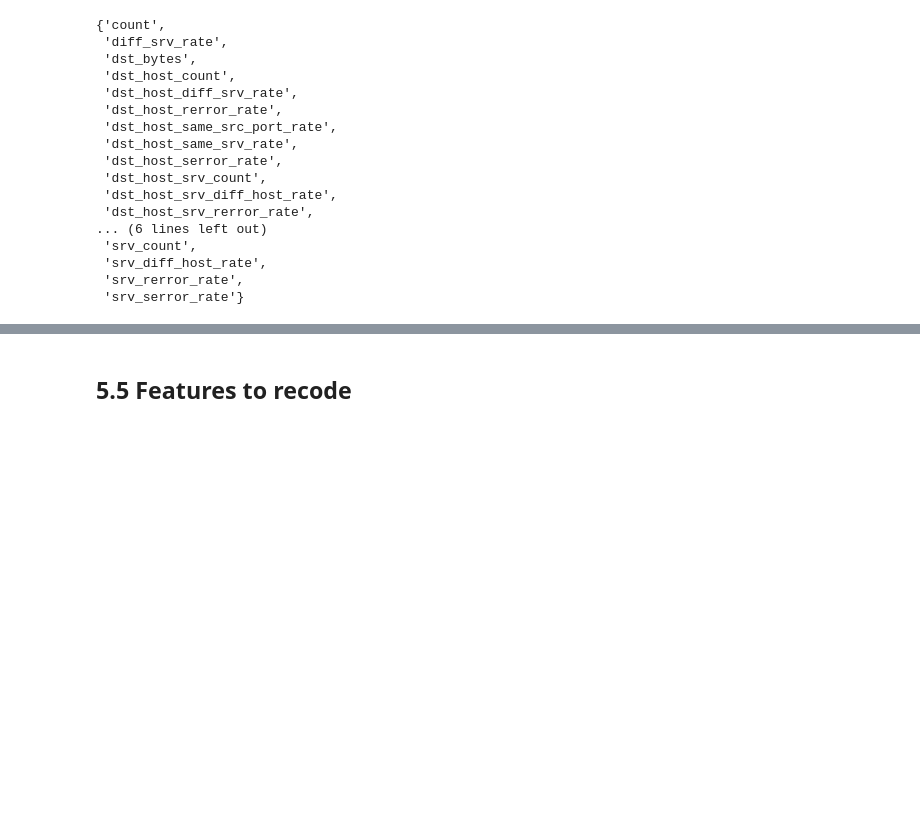
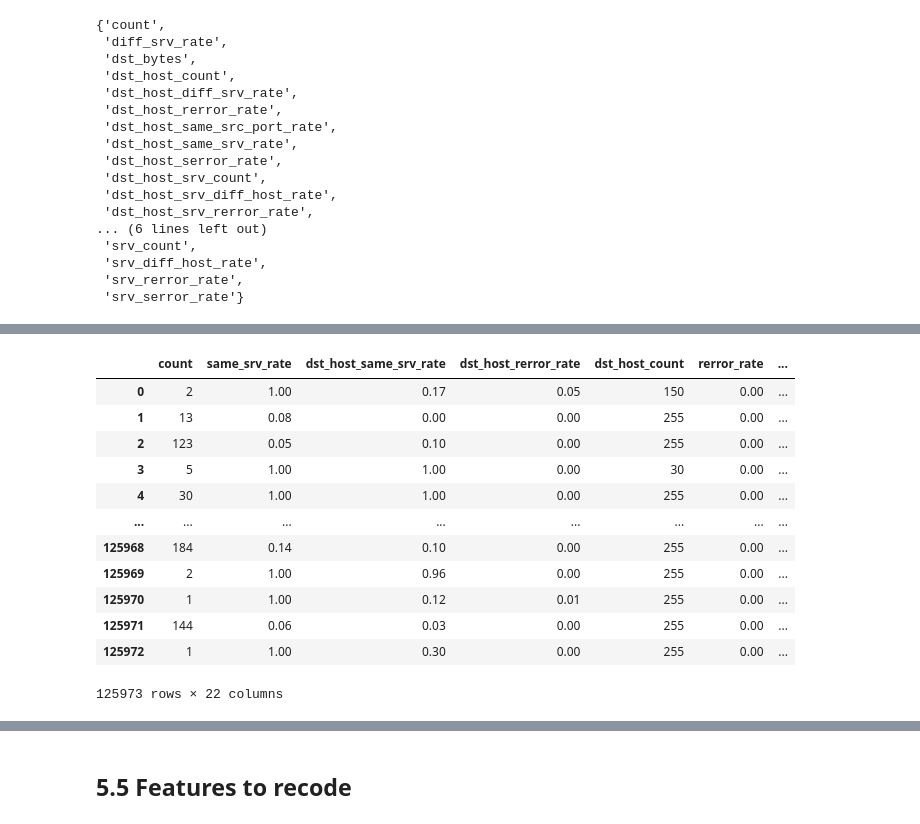
Before and after one commit to A-Lachs/cs-intrusion-detection-system, a Jupyter notebook: eda/eda.ipynb, the cells around one changed output, grey strips where cells are left out. Drawn from its saved outputs; the diff is of its cells as text; code cells hidden in the pictures; blank space fills up the shorter version.

```diff
--- a/eda/eda.ipynb
+++ b/eda/eda.ipynb
@@ -1163,0 +1212,17 @@ for feature in list_num_feat:
+# %%
+subdf_num = train_data[list(num_features)]
+subdf_num
+# %% [output]
+|  | count | same_srv_rate | dst_host_same_srv_rate | dst_host_rerror_rate | dst_host_count | rerror_rate | ... |
+| 0 | 2 | 1.00 | 0.17 | 0.05 | 150 | 0.00 | ... |
+| 1 | 13 | 0.08 | 0.00 | 0.00 | 255 | 0.00 | ... |
+| 2 | 123 | 0.05 | 0.10 | 0.00 | 255 | 0.00 | ... |
+| 3 | 5 | 1.00 | 1.00 | 0.00 | 30 | 0.00 | ... |
+| 4 | 30 | 1.00 | 1.00 | 0.00 | 255 | 0.00 | ... |
+| ... | ... | ... | ... | ... | ... | ... | ... |
+| 125968 | 184 | 0.14 | 0.10 | 0.00 | 255 | 0.00 | ... |
+| 125969 | 2 | 1.00 | 0.96 | 0.00 | 255 | 0.00 | ... |
+| 125970 | 1 | 1.00 | 0.12 | 0.01 | 255 | 0.00 | ... |
+| 125971 | 144 | 0.06 | 0.03 | 0.00 | 255 | 0.00 | ... |
+| 125972 | 1 | 1.00 | 0.30 | 0.00 | 255 | 0.00 | ... |
+125973 rows × 22 columns
```
Also changed, not shown: parts of 12 cells of this notebook.
